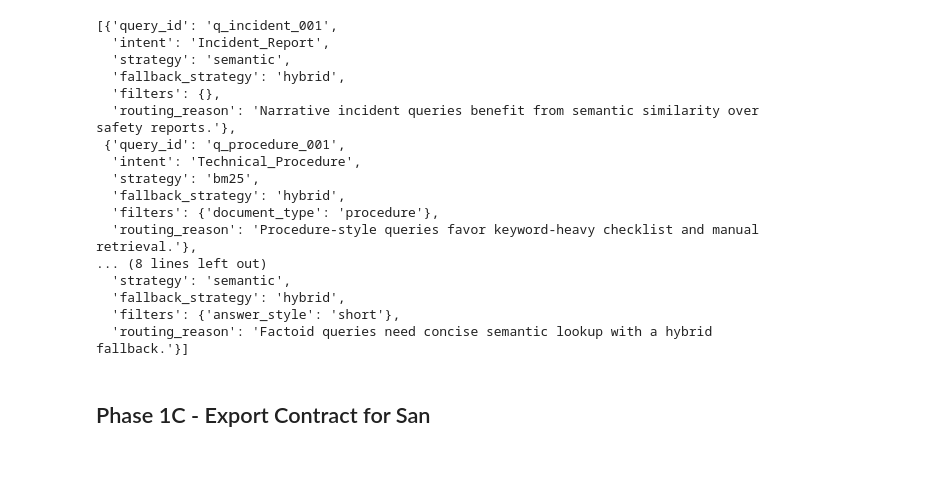
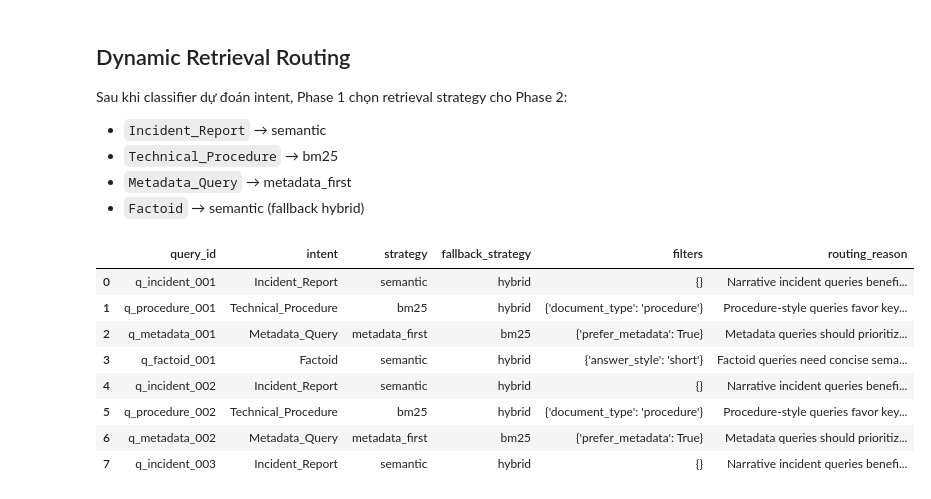
Before and after one commit to Vinhhoang-1312/Agentic-RAG-for-Aviation-Document-Assistant, a Jupyter notebook: notebooks/phase1_hoang_intent_routing_research.ipynb, the cells around one changed output. Cells and saved outputs as stored; diff of their text form; code cells hidden in the pictures; blank space fills up the shorter version.

```diff
--- a/notebooks/phase1_hoang_intent_routing_research.ipynb
+++ b/notebooks/phase1_hoang_intent_routing_research.ipynb
@@ -99,32 +378,32 @@ for item in sample_queries:
+# %% [markdown]
+## Dynamic Retrieval Routing
+
+Sau khi classifier dự đoán intent, Phase 1 chọn retrieval strategy cho Phase 2:
+
+- `Incident_Report` → semantic
+- `Technical_Procedure` → bm25
+- `Metadata_Query` → metadata_first
+- `Factoid` → semantic (fallback hybrid)
 # %%
-[
+routing_frame = pd.DataFrame([
     {
         'query_id': row.query_id,
         'intent': row.intent,
         'strategy': row.retrieval_plan.strategy,
         'fallback_strategy': row.retrieval_plan.fallback_strategy,
         'filters': row.retrieval_plan.filters,
         'routing_reason': row.retrieval_plan.routing_reason,
     }
     for row in phase1_rows
-]
+])
+routing_frame
 # %% [output]
-[{'query_id': 'q_incident_001',
-  'intent': 'Incident_Report',
-  'strategy': 'semantic',
-  'fallback_strategy': 'hybrid',
-  'filters': {},
-  'routing_reason': 'Narrative incident queries benefit from semantic similarity over safety reports.'},
- {'query_id': 'q_procedure_001',
-  'intent': 'Technical_Procedure',
-  'strategy': 'bm25',
-  'fallback_strategy': 'hybrid',
-  'filters': {'document_type': 'procedure'},
-  'routing_reason': 'Procedure-style queries favor keyword-heavy checklist and manual retrieval.'},
-... (8 lines left out)
-  'strategy': 'semantic',
-  'fallback_strategy': 'hybrid',
-  'filters': {'answer_style': 'short'},
-  'routing_reason': 'Factoid queries need concise semantic lookup with a hybrid fallback.'}]
+|  | query_id | intent | strategy | fallback_strategy | filters | routing_reason |
+| 0 | q_incident_001 | Incident_Report | semantic | hybrid | {} | Narrative incident queries benefi... |
+| 1 | q_procedure_001 | Technical_Procedure | bm25 | hybrid | {'document_type': 'procedure'} | Procedure-style queries favor key... |
+| 2 | q_metadata_001 | Metadata_Query | metadata_first | bm25 | {'prefer_metadata': True} | Metadata queries should prioritiz... |
+| 3 | q_factoid_001 | Factoid | semantic | hybrid | {'answer_style': 'short'} | Factoid queries need concise sema... |
+| 4 | q_incident_002 | Incident_Report | semantic | hybrid | {} | Narrative incident queries benefi... |
+| 5 | q_procedure_002 | Technical_Procedure | bm25 | hybrid | {'document_type': 'procedure'} | Procedure-style queries favor key... |
+| 6 | q_metadata_002 | Metadata_Query | metadata_first | bm25 | {'prefer_metadata': True} | Metadata queries should prioritiz... |
+| 7 | q_incident_003 | Incident_Report | semantic | hybrid | {} | Narrative incident queries benefi... |
-# %% [markdown]
-## Phase 1C - Export Contract for San
```
Also changed, not shown: parts of 23 cells of this notebook, 40 other files.
